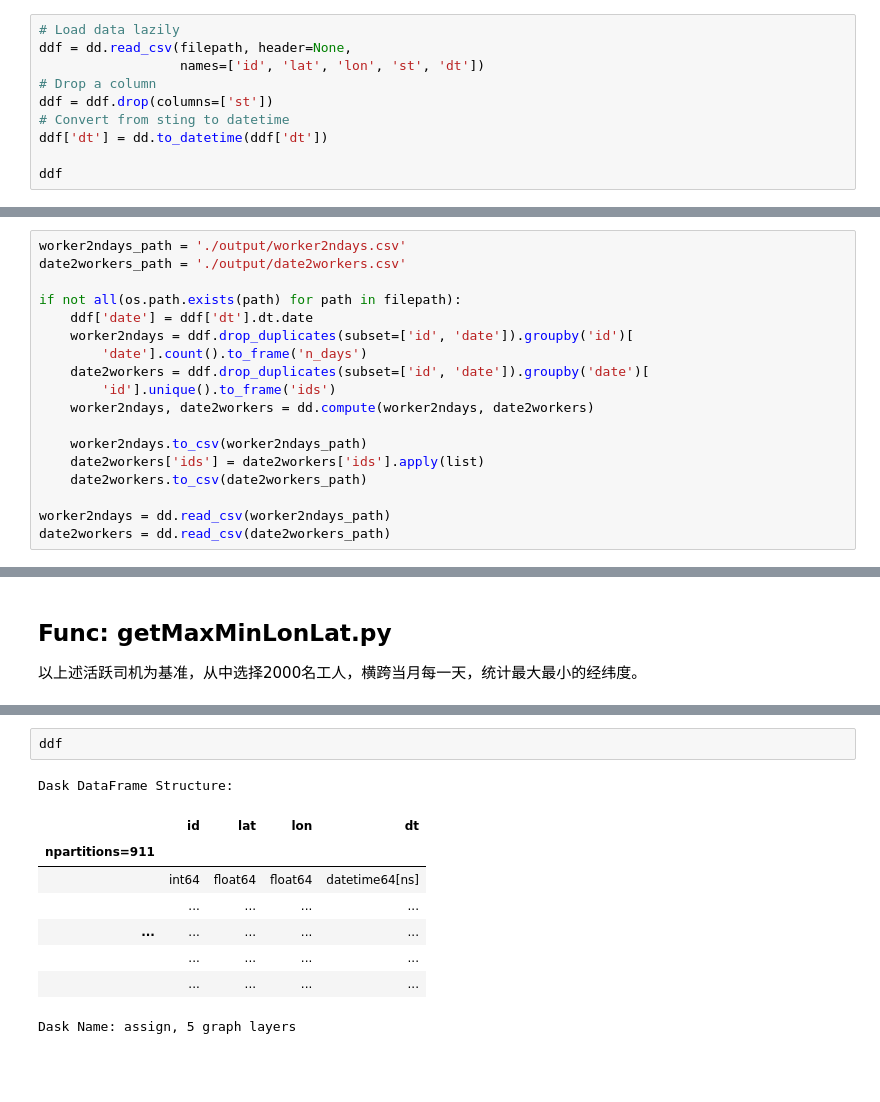
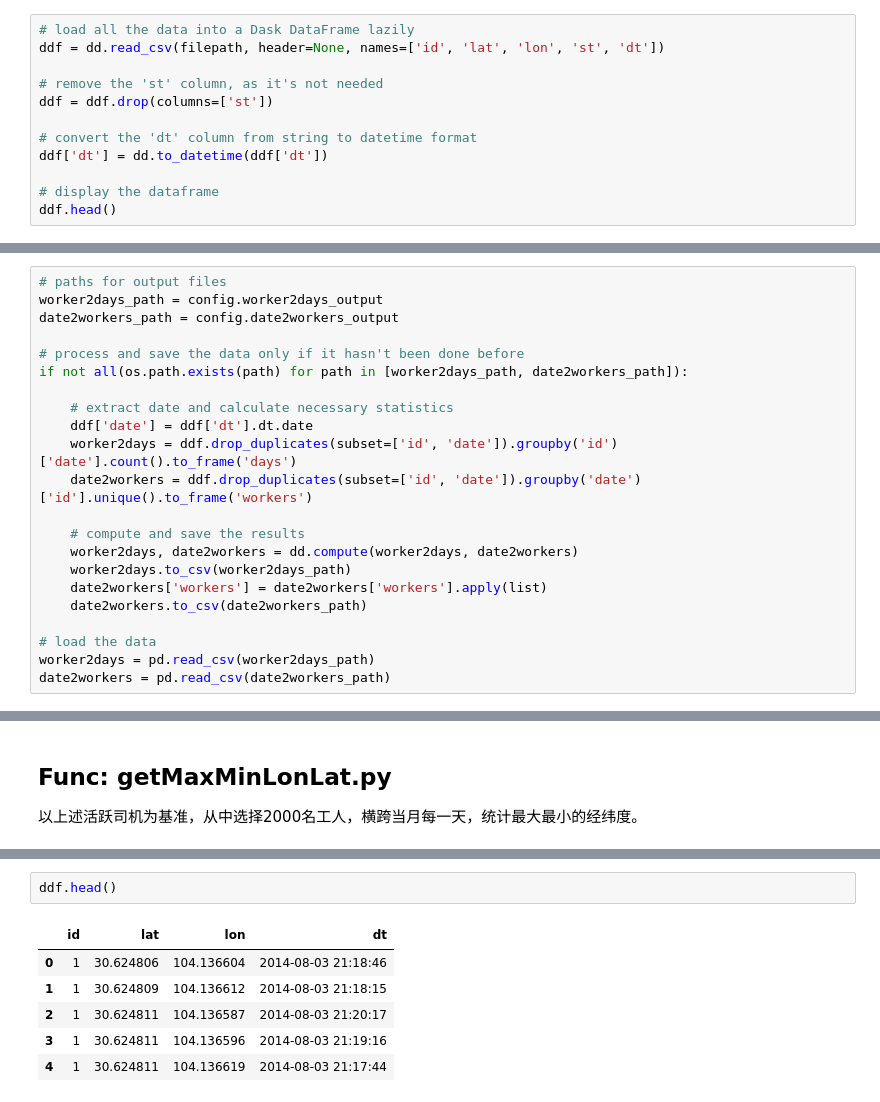
Before and after one commit to DURUII/Gaia-Explorer, a Jupyter notebook: jiaotongsai.ipynb, the cells around one changed output, grey strips where cells are left out. Drawn from its saved outputs; the diff is of its cells as text; blank space fills up the shorter version.

```diff
--- a/jiaotongsai.ipynb
+++ b/jiaotongsai.ipynb
@@ -19,11 +23,13 @@ filepath = [os.path.join(folder, file)
 # %%
-# Load data lazily
-ddf = dd.read_csv(filepath, header=None,
-                  names=['id', 'lat', 'lon', 'st', 'dt'])
-# Drop a column
+# load all the data into a Dask DataFrame lazily
+ddf = dd.read_csv(filepath, header=None, names=['id', 'lat', 'lon', 'st', 'dt'])
+
+# remove the 'st' column, as it's not needed
 ddf = ddf.drop(columns=['st'])
-# Convert from sting to datetime
+
+# convert the 'dt' column from string to datetime format
 ddf['dt'] = dd.to_datetime(ddf['dt'])
 
-ddf
+# display the dataframe
+ddf.head()
 # %% [output]
@@ -43,18 +46,22 @@ Dask Name: assign, 5 graph layers
 # %%
-worker2ndays_path = './output/worker2ndays.csv'
-date2workers_path = './output/date2workers.csv'
+# paths for output files
+worker2days_path = config.worker2days_output
+date2workers_path = config.date2workers_output
 
-if not all(os.path.exists(path) for path in filepath):
+# process and save the data only if it hasn't been done before
+if not all(os.path.exists(path) for path in [worker2days_path, date2workers_path]):
+
+    # extract date and calculate necessary statistics
     ddf['date'] = ddf['dt'].dt.date
-    worker2ndays = ddf.drop_duplicates(subset=['id', 'date']).groupby('id')[
-        'date'].count().to_frame('n_days')
-    date2workers = ddf.drop_duplicates(subset=['id', 'date']).groupby('date')[
-        'id'].unique().to_frame('ids')
-    worker2ndays, date2workers = dd.compute(worker2ndays, date2workers)
+    worker2days = ddf.drop_duplicates(subset=['id', 'date']).groupby('id')['date'].count().to_frame('days')
+    date2workers = ddf.drop_duplicates(subset=['id', 'date']).groupby('date')['id'].unique().to_frame('workers')
 
-    worker2ndays.to_csv(worker2ndays_path)
-    date2workers['ids'] = date2workers['ids'].apply(list)
+    # compute and save the results
+    worker2days, date2workers = dd.compute(worker2days, date2workers)
+    worker2days.to_csv(worker2days_path)
+    date2workers['workers'] = date2workers['workers'].apply(list)
     date2workers.to_csv(date2workers_path)
 
-worker2ndays = dd.read_csv(worker2ndays_path)
-date2workers = dd.read_csv(date2workers_path)
+# load the data
+worker2days = pd.read_csv(worker2days_path)
+date2workers = pd.read_csv(date2workers_path)
@@ -185,13 +264,10 @@ data.plot(edgecolor=(0, 0, 0, 1), linewidth=0.3)
 # %%
-ddf
+ddf.head()
 # %% [output]
-Dask DataFrame Structure:
 |  | id | lat | lon | dt |
-| npartitions=911 |  |  |  |  |
-|  | int64 | float64 | float64 | datetime64[ns] |
-|  | ... | ... | ... | ... |
-| ... | ... | ... | ... | ... |
-|  | ... | ... | ... | ... |
-|  | ... | ... | ... | ... |
+| 0 | 1 | 30.624806 | 104.136604 | 2014-08-03 21:18:46 |
+| 1 | 1 | 30.624809 | 104.136612 | 2014-08-03 21:18:15 |
+| 2 | 1 | 30.624811 | 104.136587 | 2014-08-03 21:20:17 |
+| 3 | 1 | 30.624811 | 104.136596 | 2014-08-03 21:19:16 |
+| 4 | 1 | 30.624811 | 104.136619 | 2014-08-03 21:17:44 |
-Dask Name: assign, 5 graph layers
 # %%
```
Also changed, not shown: parts of 27 cells of this notebook.
